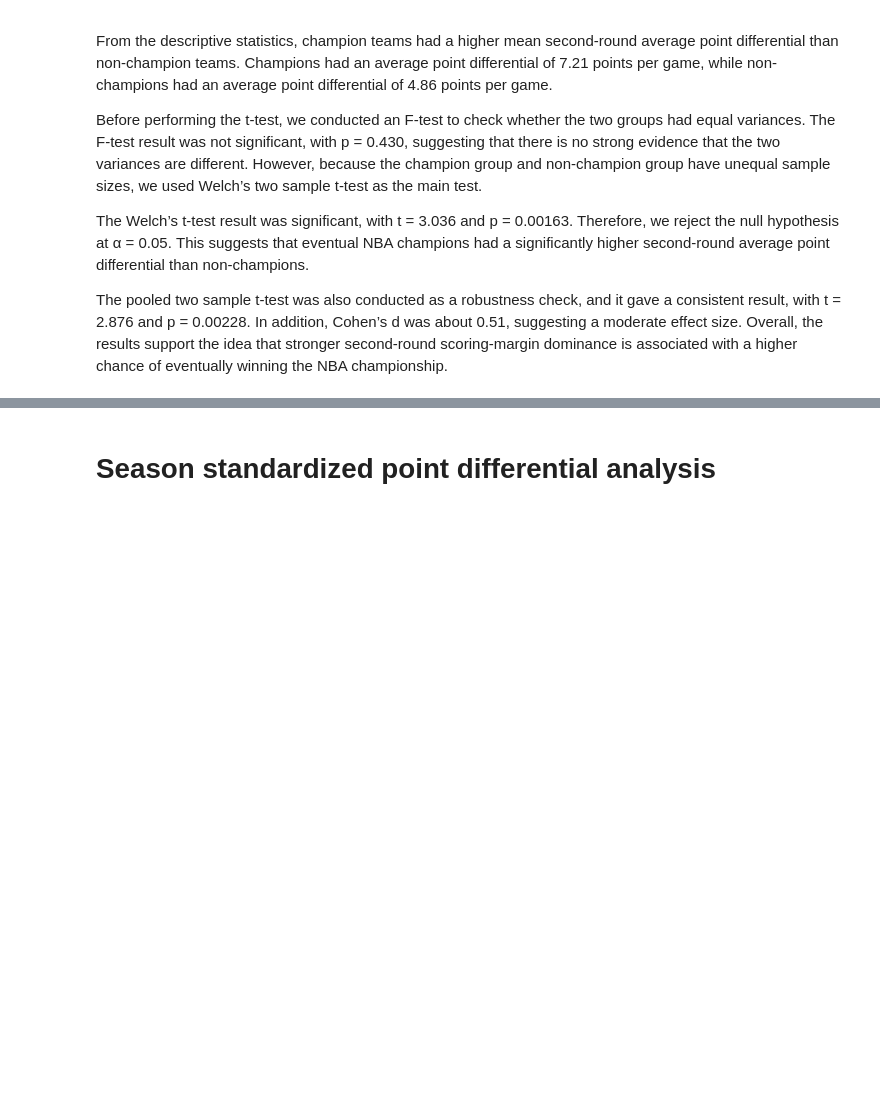
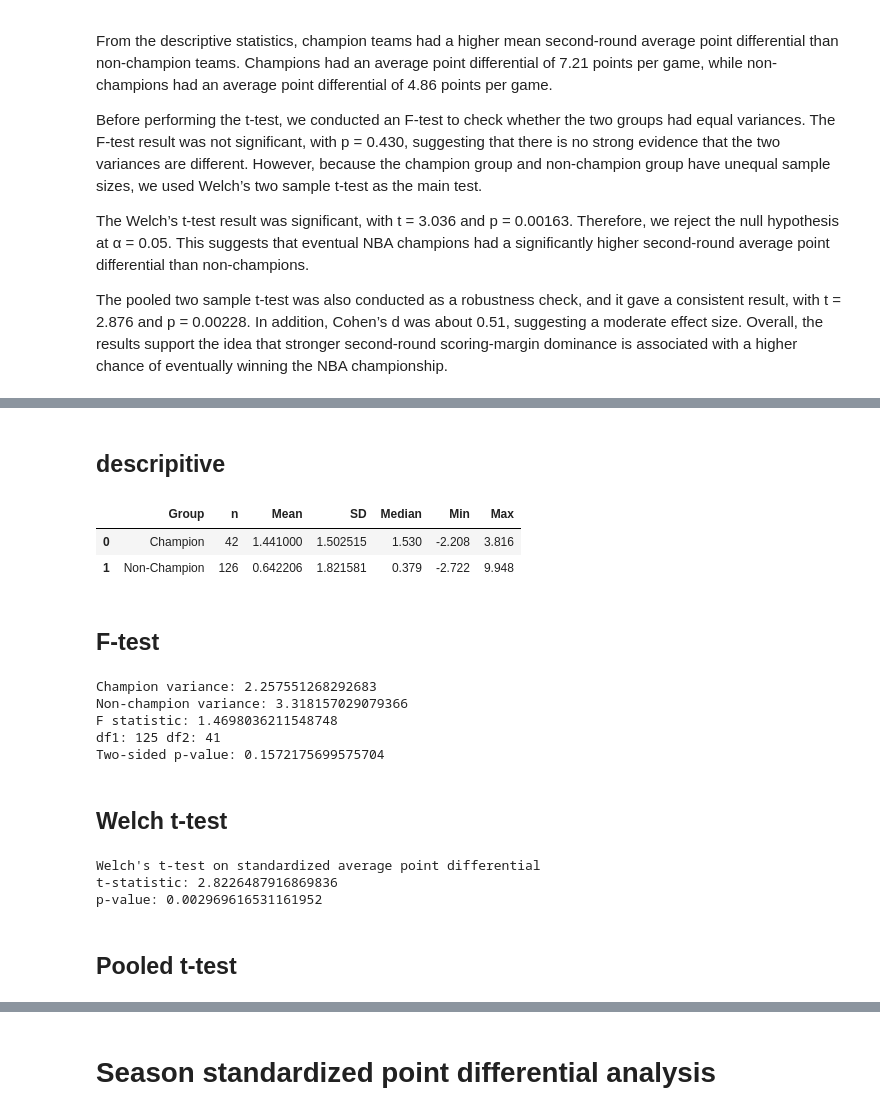
Before and after one commit to GalahadJr-1214/2026-Statistics-Final-Project, a Jupyter notebook: Final Project/champ_stats_diff.ipynb, the cells around one changed output, grey strips where cells are left out. Drawn from its saved outputs; the diff is of its cells as text; code cells hidden in the pictures; blank space fills up the shorter version.

```diff
--- a/Final Project/champ_stats_diff.ipynb
+++ b/Final Project/champ_stats_diff.ipynb
@@ -243,0 +280,66 @@ The pooled two sample t-test was also conducted as a robustness check, and it ga
+# %% [markdown]
+## descripitive
+# %%
+desc_q2_standardized = pd.DataFrame({
+    "Group": ["Champion", "Non-Champion"],
+    "n": [len(std_point_diff_champ), len(std_point_diff_non_champ)],
+    "Mean": [std_point_diff_champ.mean(), std_point_diff_non_champ.mean()],
+    "SD": [std_point_diff_champ.std(ddof=1), std_point_diff_non_champ.std(ddof=1)],
+    "Median": [std_point_diff_champ.median(), std_point_diff_non_champ.median()],
+    "Min": [std_point_diff_champ.min(), std_point_diff_non_champ.min()],
+    "Max": [std_point_diff_champ.max(), std_point_diff_non_champ.max()]
+})
+
+desc_q2_standardized
+# %% [output]
+|  | Group | n | Mean | SD | Median | Min | Max |
+| 0 | Champion | 42 | 1.441000 | 1.502515 | 1.530 | -2.208 | 3.816 |
+| 1 | Non-Champion | 126 | 0.642206 | 1.821581 | 0.379 | -2.722 | 9.948 |
+# %% [markdown]
+## F-test
+# %%
+std_var_champ = std_point_diff_champ.var(ddof=1)
+std_var_non_champ = std_point_diff_non_champ.var(ddof=1)
+
+if std_var_champ >= std_var_non_champ:
+    std_F = std_var_champ / std_var_non_champ
+    std_df1 = len(std_point_diff_champ) - 1
+    std_df2 = len(std_point_diff_non_champ) - 1
+else:
+    std_F = std_var_non_champ / std_var_champ
+    std_df1 = len(std_point_diff_non_champ) - 1
+    std_df2 = len(std_point_diff_champ) - 1
+
+std_p_one_tail = 1 - stats.f.cdf(std_F, std_df1, std_df2)
+std_p_two_tail = 2 * std_p_one_tail
+
+print("Champion variance:", std_var_champ)
+print("Non-champion variance:", std_var_non_champ)
+print("F statistic:", std_F)
+print("df1:", std_df1, "df2:", std_df2)
+print("Two-sided p-value:", std_p_two_tail)
+# %% [output]
+Champion variance: 2.257551268292683
+Non-champion variance: 3.318157029079366
+F statistic: 1.4698036211548748
+df1: 125 df2: 41
+Two-sided p-value: 0.1572175699575704
+# %% [markdown]
+## Welch t-test
+# %%
+std_welch_result = stats.ttest_ind(
+    std_point_diff_champ,
+    std_point_diff_non_champ,
+    equal_var=False,
+    alternative="greater"
+)
+
+print("Welch's t-test on standardized average point differential")
+print("t-statistic:", std_welch_result.statistic)
+print("p-value:", std_welch_result.pvalue)
+# %% [output]
+Welch's t-test on standardized average point differential
+t-statistic: 2.8226487916869836
+p-value: 0.002969616531161952
+# %% [markdown]
+## Pooled t-test
```
Also changed, not shown: parts of 10 cells of this notebook.
